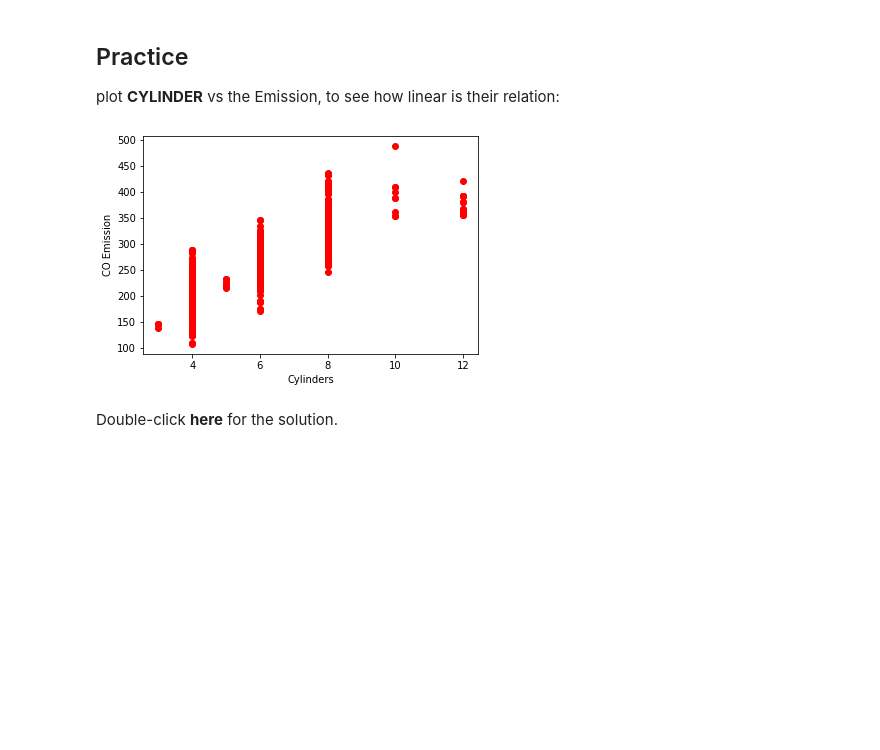
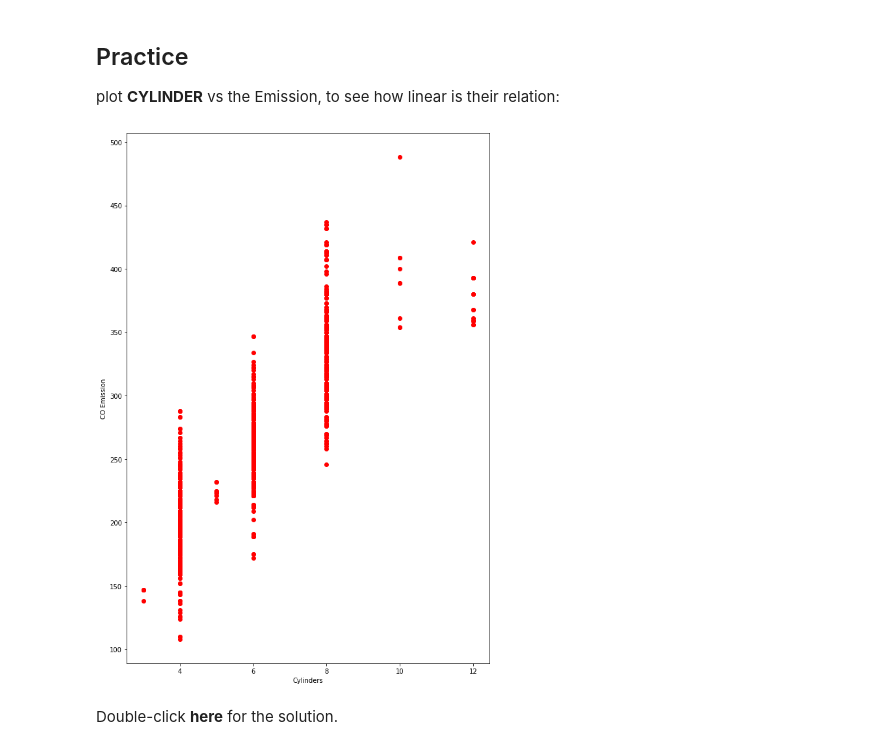
Before and after one commit to dankas/Estudos-de-MachineLearn, a Jupyter notebook: ML0101EN-Reg-Simple-Linear-Regression-Co2-py-v1.ipynb, the cells around one changed output. Saved outputs shown, nothing was run; the diff lists cells and outputs as text; code cells hidden in the pictures; blank space fills up the shorter version.

```diff
--- a/ML0101EN-Reg-Simple-Linear-Regression-Co2-py-v1.ipynb
+++ b/ML0101EN-Reg-Simple-Linear-Regression-Co2-py-v1.ipynb
@@ -139,12 +142,13 @@ plt.show()
 plot **CYLINDER** vs the Emission, to see how linear is their relation:
 # %%
 # write your code here
+plt.figure(figsize=(10,15))
 plt.scatter(cdf.CYLINDERS, cdf.CO2EMISSIONS, color="red")
 plt.xlabel("Cylinders")
 plt.ylabel("CO Emission")
 plt.show()
 # %% [output]
-[figure, old version]
+[figure, new version]
 # %% [markdown]
 Double-click **here** for the solution.
 
```
Also changed, not shown: parts of 4 cells of this notebook.
